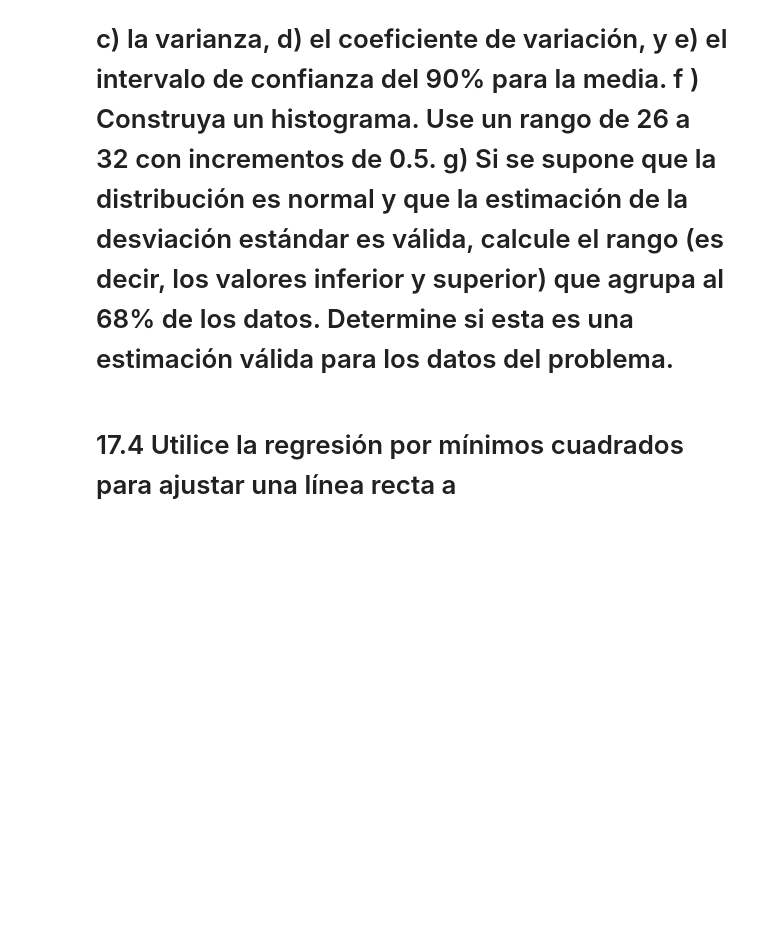
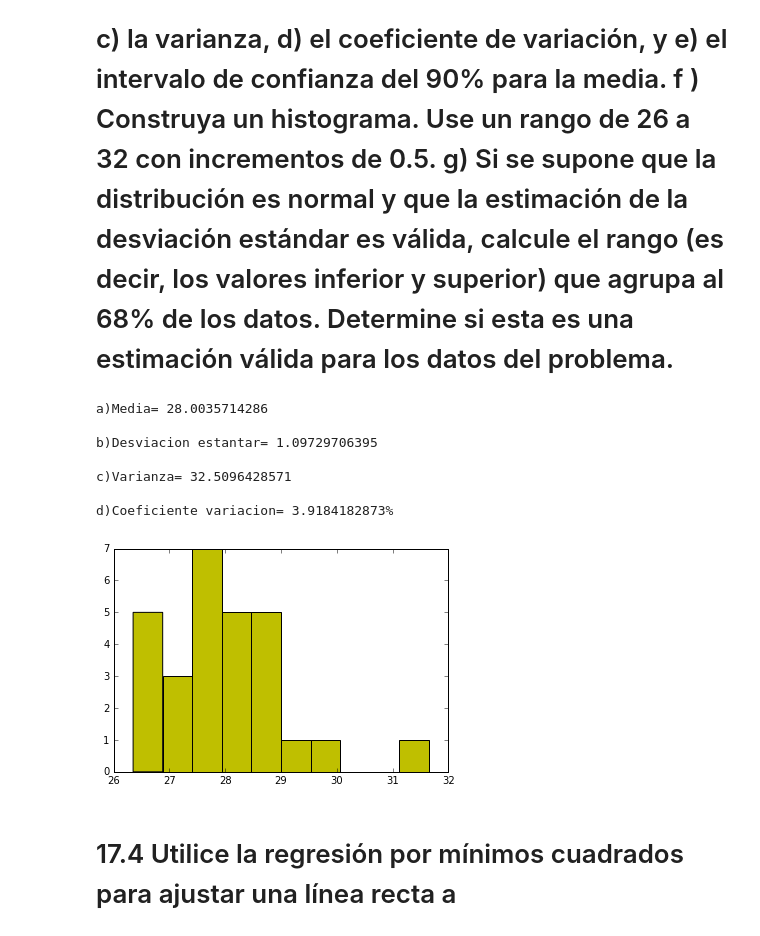
Before and after one commit to DianaCamargo/Metodos_numericos, a Jupyter notebook: Clase_14/Taller_Regresion.ipynb, the cells around one changed output. Cells and saved outputs as stored; diff of their text form; code cells hidden in the pictures; blank space fills up the shorter version.

```diff
--- a/Clase_14/Taller_Regresion.ipynb
+++ b/Clase_14/Taller_Regresion.ipynb
@@ -13,3 +13,21 @@ print np.array([[8.8, 9.5, 9.8, 9.4, 10.0],[9.4, 10.1, 9.2, 11.3, 9.4],[10.0, 10
  [ 10.1   9.5   9.6  10.2   8.9]]
 # %% [markdown]
 # Determine a) la media, b) la desviación estándar, c) la varianza, d) el coeficiente de variación, y e) el intervalo de confianza del 95% para la media
+# %%
+import math
+x=[8.8,9.5,9.8,9.4,10.0,9.4,10.1,9.2,11.3,9.4,10.0,10.4,7.9,10.4,9.8,9.8,9.5,8.9,8.8,10.6,10.1,9.5,9.6,10.2,8.9]
+n=25
+j=0;
+suma=0.0;
+while(j<n):
+    suma+=x[j]
+    j+=1
+media=suma/n
+st=0
+i=0
+while(i<n):
+    resta=((x[i]-media)**2)
+    st+=resta
+    i+=1
+desvi=math.sqrt((st)/(n-1))
+print "a)Media= "+str(media),"\n\nb)Desviacion estantar= "+ str(desvi),"\n\nc)Varianza= "+str(st),"\n\nd)Coeficiente variacion= "+str((desvi/media)*100)+"%"
@@ -26,6 +63,40 @@ print np.array([[28.65, 26.55, 26.65, 27.65, 27.35, 28.35, 26.85],[28.65, 29.65,
  [ 29.25  27.65  28.65  27.65  28.55  27.55  27.25]]
 # %% [markdown]
 # Determine a) la media, b) la desviación estándar, c) la varianza, d) el coeficiente de variación, y e) el intervalo de confianza del 90% para la media. f ) Construya un histograma. Use un rango de 26 a 32 con incrementos de 0.5. g) Si se supone que la distribución es normal y que la estimación de la desviación estándar es válida, calcule el rango (es decir, los valores inferior y superior) que agrupa al 68% de los datos. Determine si esta es una estimación válida para los datos del problema.
+# %%
+import random
+from matplotlib.pylab import hist, show
+%matplotlib inline
+x=[28.65,26.55,26.65,27.65,27.35,28.35,26.85,28.65,29.65,27.85,27.05,28.25,28.35,26.75,27.65,28.45,28.65,28.45,31.65,26.35,27.75,29.25,27.65,28.65,27.65,28.55,27.55,27.25]
+tam=len(x)
+maxx=max(x)
+minx=min(x)
+k=0;
+suma=0.0;
+while(k<tam):
+    suma+=x[k]
+    k+=1
+media=suma/tam
+st=0
+i=0
+while(i<tam):
+    resta=((x[i]-media)**2)
+    st+=resta
+    i+=1
+desvi=math.sqrt((st)/(tam-1))
+print "a)Media= "+str(media),"\n\nb)Desviacion estantar= "+ str(desvi),"\n\nc)Varianza= "+str(st),"\n\nd)Coeficiente variacion= "+str((desvi/media)*100)+"%"
+hist(x,10,(minx,maxx),color='y')
+#hist(x,25, (26,32,))
+show()
+# %% [output]
+a)Media= 28.0035714286
+
+b)Desviacion estantar= 1.09729706395
+
+c)Varianza= 32.5096428571
+
+d)Coeficiente variacion= 3.9184182873%
+[figure, added]
 # %% [markdown]
 # 17.4 Utilice la regresión por mínimos cuadrados para ajustar una línea recta a
 # %% [markdown]
```
Also changed, not shown: parts of 6 cells of this notebook.
